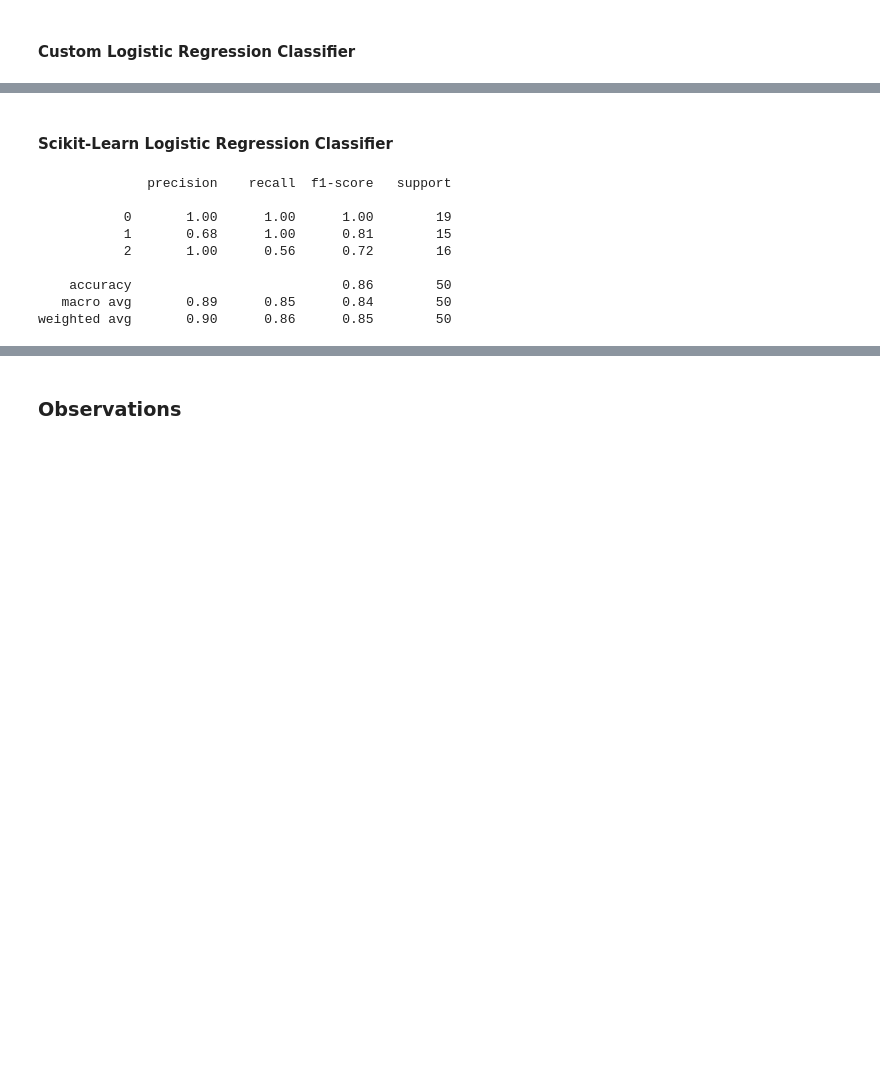
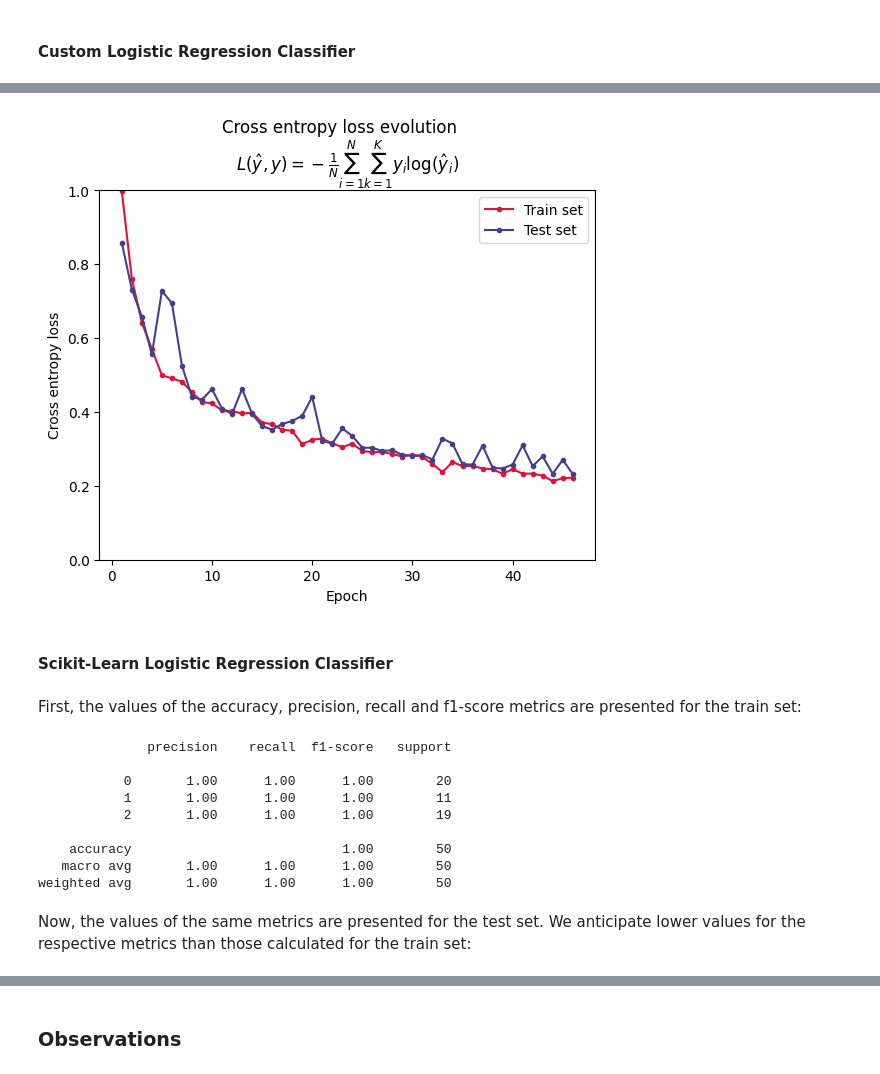
Before and after one commit to alvionaM/stellar-classification, a Jupyter notebook: notebooks/ML-Algorithms.ipynb, the cells around one changed output, grey strips where cells are left out. Cells and saved outputs as stored; diff of their text form; code cells hidden in the pictures; blank space fills up the shorter version.

```diff
--- a/notebooks/ML-Algorithms.ipynb
+++ b/notebooks/ML-Algorithms.ipynb
@@ -81,12 +80,25 @@ class Curve:
         param = np.argmax(accuracies) + 1
 
         # Plot the evolution of the validation error with respect to the best hyperparameter
-        plt.plot(range(1, len(accuracies)+1), accuracies, marker='o', color='darkslateblue')
+        plt.plot(range(1, len(accuracies)+1), accuracies, marker='o', color='#3B7A57')
         plt.title('Accuracy evolution')
         plt.ylabel('Accuracy')
         plt.xlabel(caption)
         plt.show()
         return param
+
+    @staticmethod
+    def cross_entropy_loss_curve(train_losses, test_losses):
+        # Plot the evolution of the cross entropy loss
+        plt.plot(range(1, len(train_losses)+1), train_losses, marker='.', color='crimson', label='Train set')
+        plt.plot(range(1, len(test_losses)+1), test_losses, marker='.', color='darkslateblue', label='Test set')
+        plt.suptitle('Cross entropy loss evolution', y=1.03)
+        plt.title(r'$L(\hat y, y) = -\frac{1}{N} \sum_{i=1}^N {\sum_{k=1}^K{y_i \log(\hat y_i)}}$')
+        plt.ylabel('Cross entropy loss')
+        plt.xlabel('Epoch')
+        plt.ylim(0,1)
+        plt.legend()
+        plt.show()
 
     @staticmethod
     def EM_alg_cost_evolution_curve(costs):
@@ -97,7 +109,7 @@ class Curve:
             # Alternate the marker color for costs calculated after an expectation step (even position)
             # or a maximization step (odd position)
             color = 'darkslateblue' if i % 2 == 0 else 'crimson'
-            label='After Expectation Step' if i == 0 else 'After Maximization Step' if i == 1 else ''
+            label = 'After Expectation Step' if i == 0 else 'After Maximization Step' if i == 1 else ''
             plt.plot([i, i+1], [costs[i], costs[i+1]], marker='o', mfc=color, mec=color, ms='7', ls=':', color='black', label=label)
         last_point = 2*total_iterations-1
         plt.plot(last_point, costs[last_point], marker='o', mfc='crimson', mec='crimson', ms='7')
@@ -1081,20 +1189,29 @@ ValueError: operands could not be broadcast together with shapes (3,4) (4,3) (3,
+# %%
+# Display the (total) cross entropy loss evolution curve
+Curve.cross_entropy_loss_curve(train_losses, test_losses)
+# %% [output]
+[figure, added]
 # %% [markdown]
 #### Scikit-Learn Logistic Regression Classifier
+# %% [markdown]
+First, the values of the accuracy, precision, recall and f1-score metrics are presented for the train set:
 # %%
-# Training SGD Classifier
-scikit_sgd = SGDClassifier(loss="log_loss", max_iter=100, early_stopping=True, learning_rate='optimal', eta0=0.01, alpha=0.0001) #loss='log_loss', max_iter=100, early_stopping=True
-scikit_sgd.fit(X_train, y_train)
+# Training LogisticRegression Classifier
+scikit_logistic_regression = LogisticRegression(max_iter=100, penalty=None)
+scikit_logistic_regression.fit(X_train, y_train)
 
-# Using SGD Classifier
-y_scikit = scikit_sgd.predict(X_test)
-print(classification_report(y_test, y_scikit))
+# Using LogisticRegression Classifier
+y_scikit = scikit_logistic_regression.predict(X_train)
+print(classification_report(y_train, y_scikit))
 # %% [output]
               precision    recall  f1-score   support
 
-           0       1.00      1.00      1.00        19
-           1       0.68      1.00      0.81        15
-           2       1.00      0.56      0.72        16
+           0       1.00      1.00      1.00        20
+           1       1.00      1.00      1.00        11
+           2       1.00      1.00      1.00        19
 
-    accuracy                           0.86        50
-   macro avg       0.89      0.85      0.84        50
-weighted avg       0.90      0.86      0.85        50
+    accuracy                           1.00        50
+   macro avg       1.00      1.00      1.00        50
+weighted avg       1.00      1.00      1.00        50
+# %% [markdown]
+Now, the values of the same metrics are presented for the test set. We anticipate lower values for the respective metrics than those calculated for the train set:
```
Also changed, not shown: parts of 50 cells of this notebook, 5 other files.
